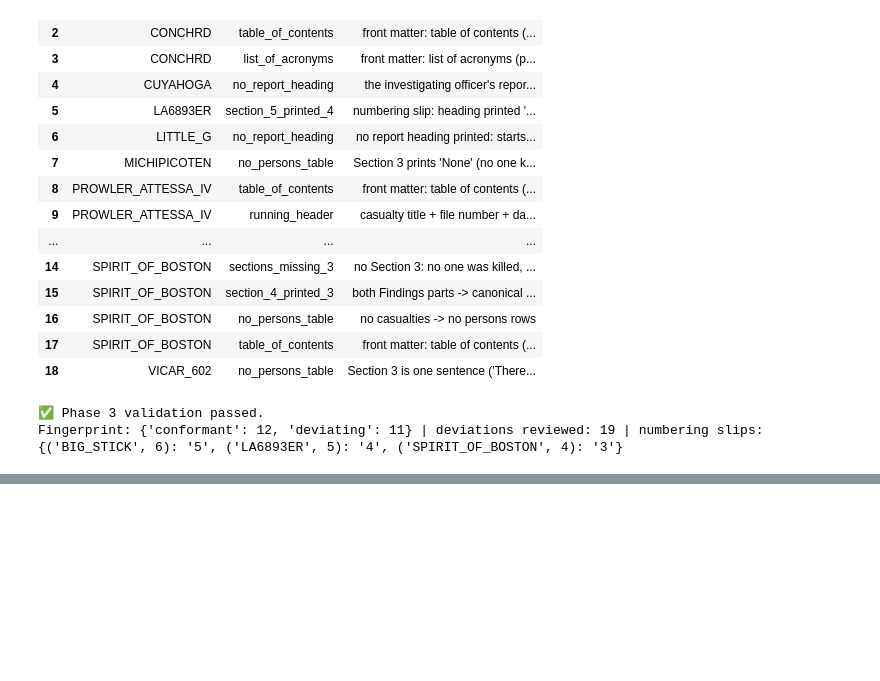
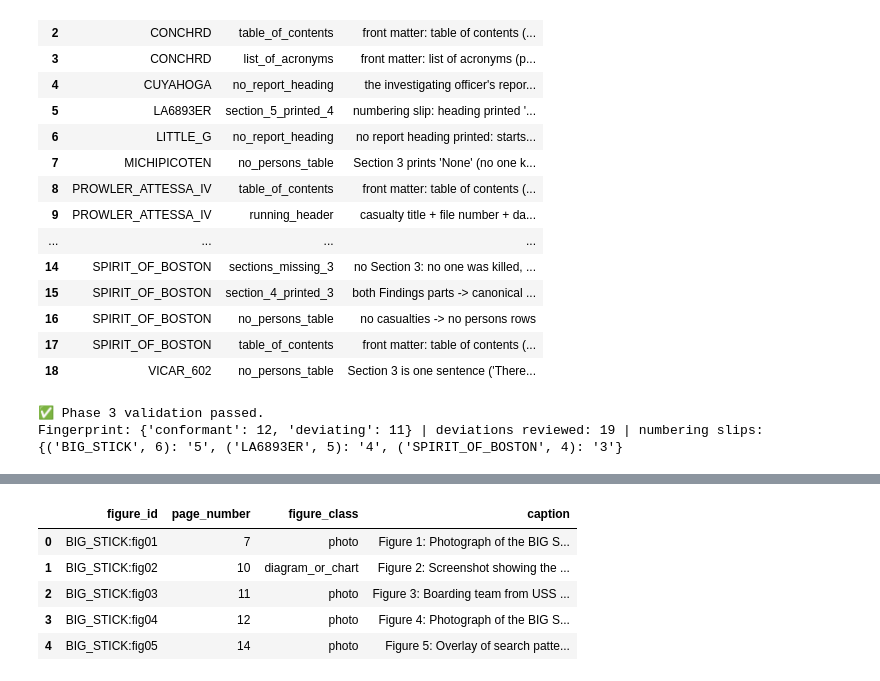
Before and after one commit to mahmoudsameh00/nilegate-ports-ai, a Jupyter notebook: Notebooks/USCG_ROI_chunking.ipynb, the cells around one changed output, grey strips where cells are left out. Drawn from its saved outputs; the diff is of its cells as text; code cells hidden in the pictures; blank space fills up the shorter version.

```diff
--- a/Notebooks/USCG_ROI_chunking.ipynb
+++ b/Notebooks/USCG_ROI_chunking.ipynb
@@ -1583,0 +2251,75 @@ Fingerprint: {'conformant': 12, 'deviating': 11} | deviations reviewed: 19 | num
+# %%
+# =========================================================
+# 4.5 Figures and tables: caption units, image region, value gate (ADR-020)
+# =========================================================
+# A caption unit = its start row ("Figure N …", "Table N …", "Above: Photograph …") + the continuation rows Phase 4.1
+# gave the role `caption` (credits, second line). Two captions can share a baseline (WAYMON_BOYD p.17): a
+# continuation row joins the start row of its own column. The image region is the nearest graphic region of the page.
+FIG_NO_RE = re.compile(r"^(?P<kind>Fig(?:ure|\.)?|Table)\s*(?P<no>\d+|[lI](?=\s*[.:\-–—]))", re.I)
+DIAGRAM_RE = re.compile(r"\b(chart(let)?|diagram|graph|map|track(line)?|AIS|plot|timeline|schematic|drawing|layout|"
+                        r"sketch|arrangement|illustration|rendering|ECDIS|radar|plan view|profile view|screenshot|"
+                        r"screen ?shot|data|weather|forecast|buoy)\b", re.I)
+
+cap = rows_df[rows_df["role"] == "caption"].sort_values(["report_id", "page_number", "y0", "x0"])
+figure_records = []
+for (rid, p), g in cap.groupby(["report_id", "page_number"], sort=True):
+    open_ = []                                                     # figure records started on this page
+    for r in g.itertuples():
+        t = " ".join(r.text.split())
+        if is_caption_start(t):
+            m = FIG_NO_RE.match(t)
+            rec = {"report_id": rid, "page_number": int(p), "kind": "table" if m and m["kind"].lower() == "table" else "figure",
+                   "number": int(m["no"].replace("l", "1").replace("I", "1")) if m else None, "caption": t, "row_ids": [r.row_id],
+                   "x0": r.x0, "x1": r.x1, "y0": r.y0, "y1": r.y1}
+            figure_records.append(rec); open_.append(rec)
+        elif open_:
+            rec = max(open_, key=lambda f: min(f["x1"], r.x1) - max(f["x0"], r.x0))     # same column
+            rec["caption"] += " " + t; rec["row_ids"].append(r.row_id); rec["y1"] = max(rec["y1"], r.y1)
+figures_df = pd.DataFrame(figure_records)
+figures_df["figure_id"] = [f"{r.report_id}:fig{i:02d}" for i, r in
+                           zip(figures_df.groupby("report_id").cumcount() + 1, figures_df.itertuples())]
+
+graphic_regions = graphics_df[graphics_df["kind"].isin(["graphic", "table"])]
+by_page = {k: g for k, g in graphic_regions.groupby(["report_id", "page_number"])}
+
+
+TEXT_SOURCE_OF = pages_df.set_index(["report_id", "page_number"])["text_source"].to_dict()
+
+
+def region_of(f) -> tuple | None:
+    """Native page: the nearest image placement; OCR'd page: the nearest graphic region of Phase 1b."""
+    if TEXT_SOURCE_OF[(f.report_id, f.page_number)] == "native":
+        boxes = [tuple(i["bbox"]) for i in docs[f.report_id][f.page_number - 1].get_image_info()
+                 if (i["bbox"][2] - i["bbox"][0]) * (i["bbox"][3] - i["bbox"][1]) > 2000]     # not a logo speck
+    else:
+        g = by_page.get((f.report_id, f.page_number))
+        boxes = [] if g is None else list(g["bbox"])
+    if not boxes:
+        return None
+    gap = lambda b: max(f.y0 - b[3], b[1] - f.y1, 0)               # vertical distance caption ↔ region
+    return tuple(round(float(v), 1) for v in min(boxes, key=gap))
+
+
+figures_df["region"] = [region_of(f) for f in figures_df.itertuples()]
+figures_df["figure_class"] = np.where(figures_df["kind"] == "table", "table",
+                                      np.where(figures_df["caption"].map(lambda c: bool(DIAGRAM_RE.search(c))),
+                                               "diagram_or_chart", "photo"))
+# Value gate (ADR-020). Every figure here is a raster image: no plotted value can be read as text, and the text
+# printed inside it is excluded as `figure_internal` (4.1). The caption carries the figure's claim and the numbered
+# findings carry the event, so every unit is `caption_only`; the class only records what the caption says it shows.
+figures_df["gate"] = "caption_only"
+figures_df["gate_reason"] = figures_df["figure_class"].map({
+    "photo": "photograph: caption only (ADR-020)",
+    "diagram_or_chart": "raster diagram/chart/map: no text-readable data; caption kept, internal text excluded",
+    "table": "table image: caption kept, cell text excluded as figure_internal"})
+# printed numbering: a number used twice in one report (SPIRIT_OF_BOSTON 2; WAYMON_BOYD: 4, and a second series 6–13)
+# is kept as printed; `figure_id` is the unique key
+num = figures_df[figures_df["number"].notna()]
+FIGURE_NUMBER_REPEATS = {(r, int(n)) for r, n in num.loc[num.duplicated(["report_id", "kind", "number"]),
+                                                         ["report_id", "number"]].itertuples(index=False)}
+print("Caption units:", len(figures_df), "| class:", figures_df["figure_class"].value_counts().to_dict(),
+      "| without region:", int(figures_df["region"].isna().sum()), "| caption rows used:",
+      sum(map(len, figures_df["row_ids"])), "of", len(cap))
+print("Printed figure numbers used twice:", sorted(FIGURE_NUMBER_REPEATS))
+display(figures_df[["figure_id", "page_number", "figure_class", "caption"]].head(5))
+# %% [output]
@@ -1583,0 +2328,6 @@ Fingerprint: {'conformant': 12, 'deviating': 11} | deviations reviewed: 19 | num
+|  | figure_id | page_number | figure_class | caption |
+| 0 | BIG_STICK:fig01 | 7 | photo | Figure 1: Photograph of the BIG S... |
+| 1 | BIG_STICK:fig02 | 10 | diagram_or_chart | Figure 2: Screenshot showing the ... |
+| 2 | BIG_STICK:fig03 | 11 | photo | Figure 3: Boarding team from USS ... |
+| 3 | BIG_STICK:fig04 | 12 | photo | Figure 4: Photograph of the BIG S... |
+| 4 | BIG_STICK:fig05 | 14 | photo | Figure 5: Overlay of search patte... |
```
Also changed, not shown: parts of 12 cells of this notebook, 1 other file.
